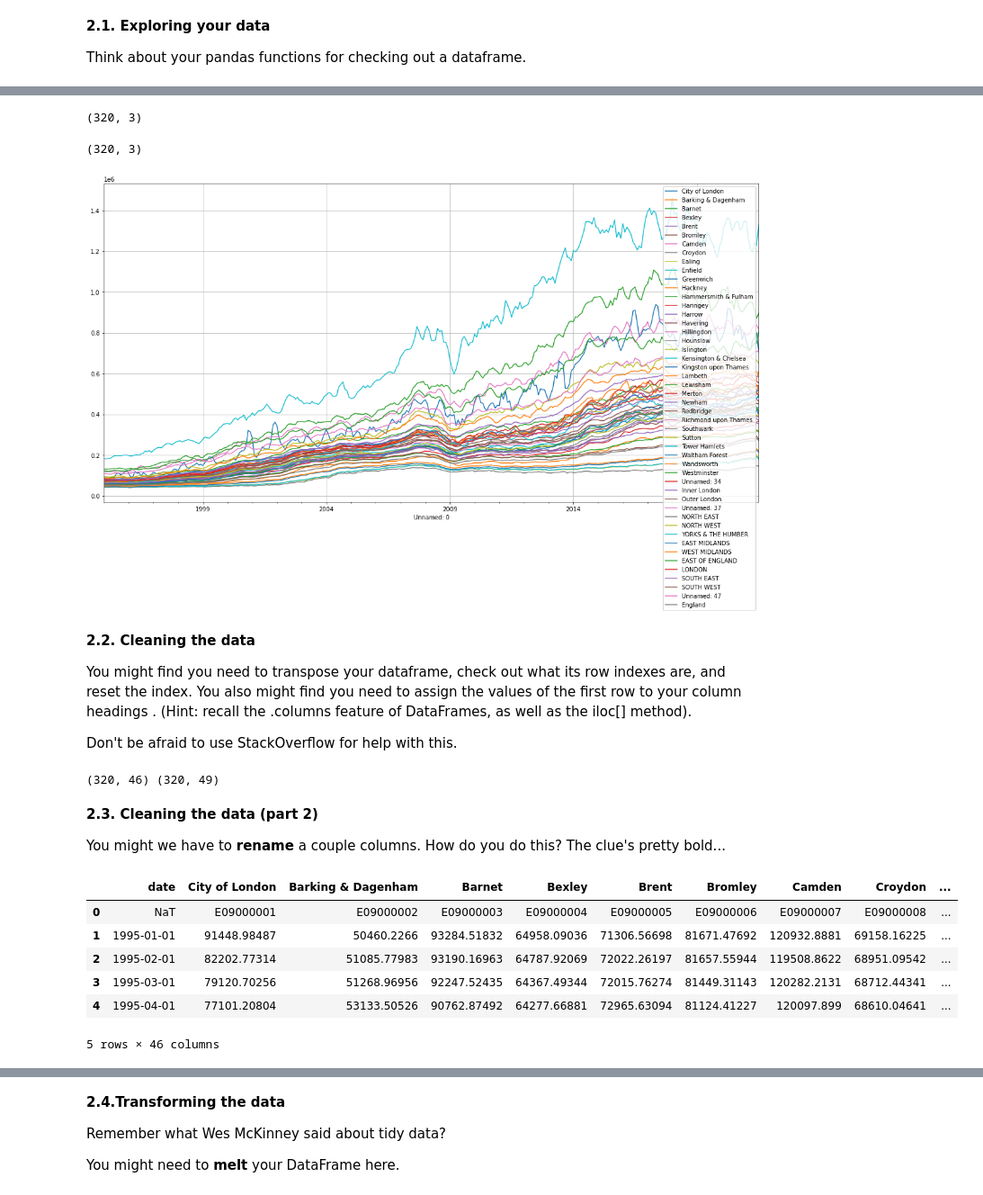
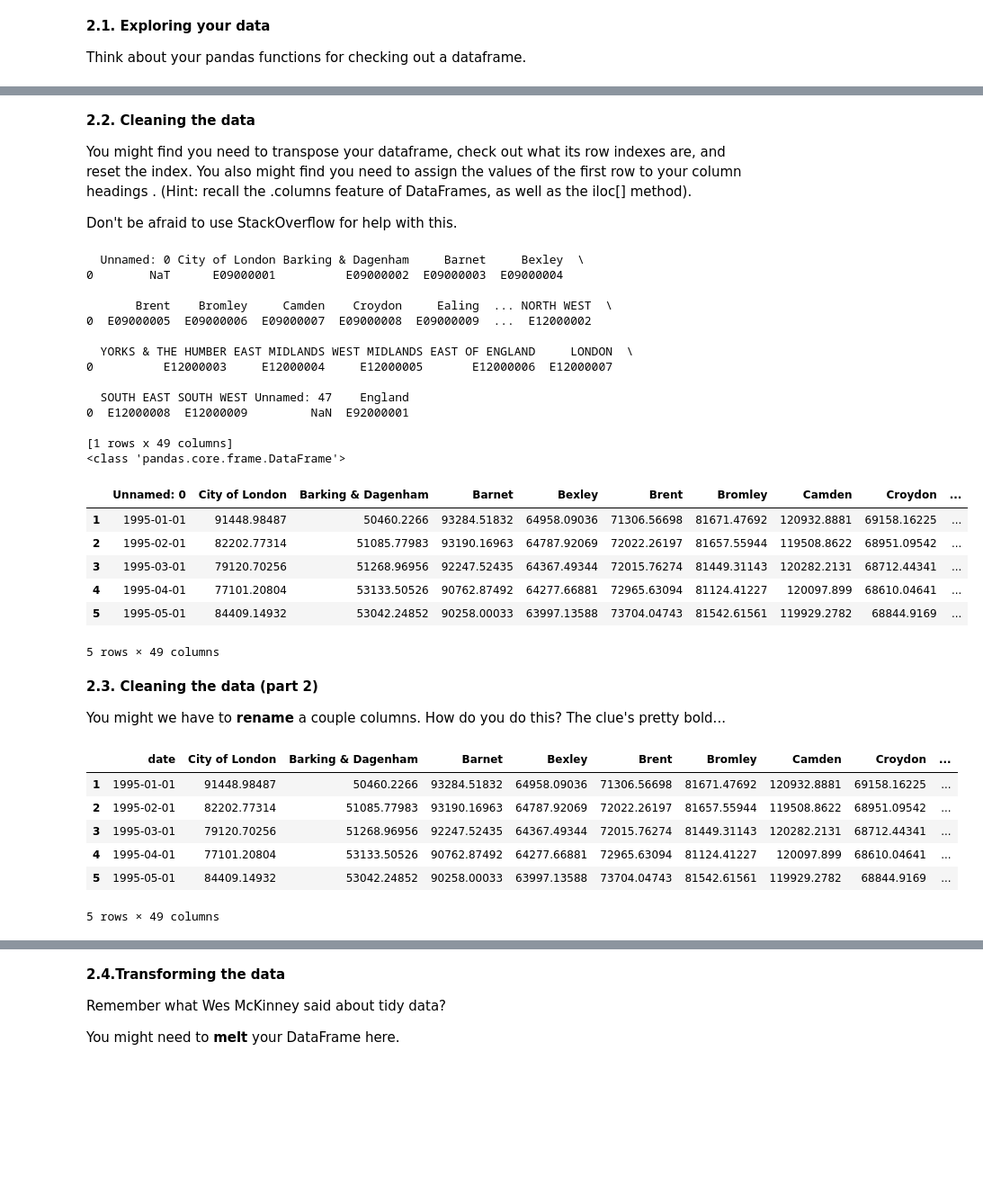
Before and after one commit to andyclark1125/Springboard, a Jupyter notebook: projects/London/London.ipynb, the cells around one changed output, grey strips where cells are left out. Shown at 90% size. Saved outputs shown, nothing was run; the diff lists cells and outputs as text; code cells hidden in the pictures; blank space fills up the shorter version.

```diff
--- a/projects/London/London.ipynb
+++ b/projects/London/London.ipynb
@@ -159,47 +132,52 @@ dtype: bool
-# %%
-#These are the unnamed columns and do not have any values, safe to remove these columns
-unnamed = properties[['Unnamed: 34','Unnamed: 37','Unnamed: 47']]
-unnamed.isna().sum()
-# %% [output]
-(320, 3)
-# %%
-unnamed.shape
-# %% [output]
-(320, 3)
-# %%
-#Visually look to see how all the buroughs price data looks like over time
-#Too many lines to gleen much info from, need to melt this data into long format and do some summary statistics.
-test = properties.iloc[1:, 0:]
-test.plot(x='Unnamed: 0', grid=True, figsize=(20,10))
-plt.show()
-# %% [output]
-[figure, removed]
 # %% [markdown]
 **2.2. Cleaning the data**
 
 You might find you need to transpose your dataframe, check out what its row indexes are, and reset the index. You  also might find you need to assign the values of the first row to your column headings  . (Hint: recall the .columns feature of DataFrames, as well as the iloc[] method).
 
 Don't be afraid to use StackOverflow for help  with this.
-# %%
-#remove NaN columns
-nan_cols = ['Unnamed: 34','Unnamed: 37','Unnamed: 47']
-prop = properties.drop(columns = nan_cols)
-print(prop.shape, properties.shape)
-# %% [output]
-(320, 46) (320, 49)
+# %%
+#store the first row as the keys, merge back as a column later
+keys = properties.iloc[[0]]
+print(keys)
+print(type(keys))
+#remove the first row
+properties.drop([0], inplace=True)
+properties.head()
+# %% [output]
+  Unnamed: 0 City of London Barking & Dagenham     Barnet     Bexley  \
+0        NaT      E09000001          E09000002  E09000003  E09000004
+
+       Brent    Bromley     Camden    Croydon     Ealing  ... NORTH WEST  \
+0  E09000005  E09000006  E09000007  E09000008  E09000009  ...  E12000002
+
+  YORKS & THE HUMBER EAST MIDLANDS WEST MIDLANDS EAST OF ENGLAND     LONDON  \
+0          E12000003     E12000004     E12000005       E12000006  E12000007
+
+  SOUTH EAST SOUTH WEST Unnamed: 47    England
+0  E12000008  E12000009         NaN  E92000001
+
+[1 rows x 49 columns]
+<class 'pandas.core.frame.DataFrame'>
+|  | Unnamed: 0 | City of London | Barking & Dagenham | Barnet | Bexley | Brent | Bromley | Camden | Croydon | ... |
+| 1 | 1995-01-01 | 91448.98487 | 50460.2266 | 93284.51832 | 64958.09036 | 71306.56698 | 81671.47692 | 120932.8881 | 69158.16225 | ... |
+| 2 | 1995-02-01 | 82202.77314 | 51085.77983 | 93190.16963 | 64787.92069 | 72022.26197 | 81657.55944 | 119508.8622 | 68951.09542 | ... |
+| 3 | 1995-03-01 | 79120.70256 | 51268.96956 | 92247.52435 | 64367.49344 | 72015.76274 | 81449.31143 | 120282.2131 | 68712.44341 | ... |
+| 4 | 1995-04-01 | 77101.20804 | 53133.50526 | 90762.87492 | 64277.66881 | 72965.63094 | 81124.41227 | 120097.899 | 68610.04641 | ... |
+| 5 | 1995-05-01 | 84409.14932 | 53042.24852 | 90258.00033 | 63997.13588 | 73704.04743 | 81542.61561 | 119929.2782 | 68844.9169 | ... |
+5 rows × 49 columns
 # %% [markdown]
 **2.3. Cleaning the data (part 2)**
 
 You might we have to **rename** a couple columns. How do you do this? The clue's pretty bold...
 # %%
 #rename to date column
-prop.rename(columns = {'Unnamed: 0' : 'date'}, inplace=True)
-prop.head()
+properties.rename(columns = {'Unnamed: 0' : 'date'}, inplace=True)
+properties.head()
 # %% [output]
 |  | date | City of London | Barking & Dagenham | Barnet | Bexley | Brent | Bromley | Camden | Croydon | ... |
-| 0 | NaT | E09000001 | E09000002 | E09000003 | E09000004 | E09000005 | E09000006 | E09000007 | E09000008 | ... |
 | 1 | 1995-01-01 | 91448.98487 | 50460.2266 | 93284.51832 | 64958.09036 | 71306.56698 | 81671.47692 | 120932.8881 | 69158.16225 | ... |
 | 2 | 1995-02-01 | 82202.77314 | 51085.77983 | 93190.16963 | 64787.92069 | 72022.26197 | 81657.55944 | 119508.8622 | 68951.09542 | ... |
 | 3 | 1995-03-01 | 79120.70256 | 51268.96956 | 92247.52435 | 64367.49344 | 72015.76274 | 81449.31143 | 120282.2131 | 68712.44341 | ... |
 | 4 | 1995-04-01 | 77101.20804 | 53133.50526 | 90762.87492 | 64277.66881 | 72965.63094 | 81124.41227 | 120097.899 | 68610.04641 | ... |
+| 5 | 1995-05-01 | 84409.14932 | 53042.24852 | 90258.00033 | 63997.13588 | 73704.04743 | 81542.61561 | 119929.2782 | 68844.9169 | ... |
-5 rows × 46 columns
+5 rows × 49 columns
```
Also changed, not shown: parts of 24 cells of this notebook.
